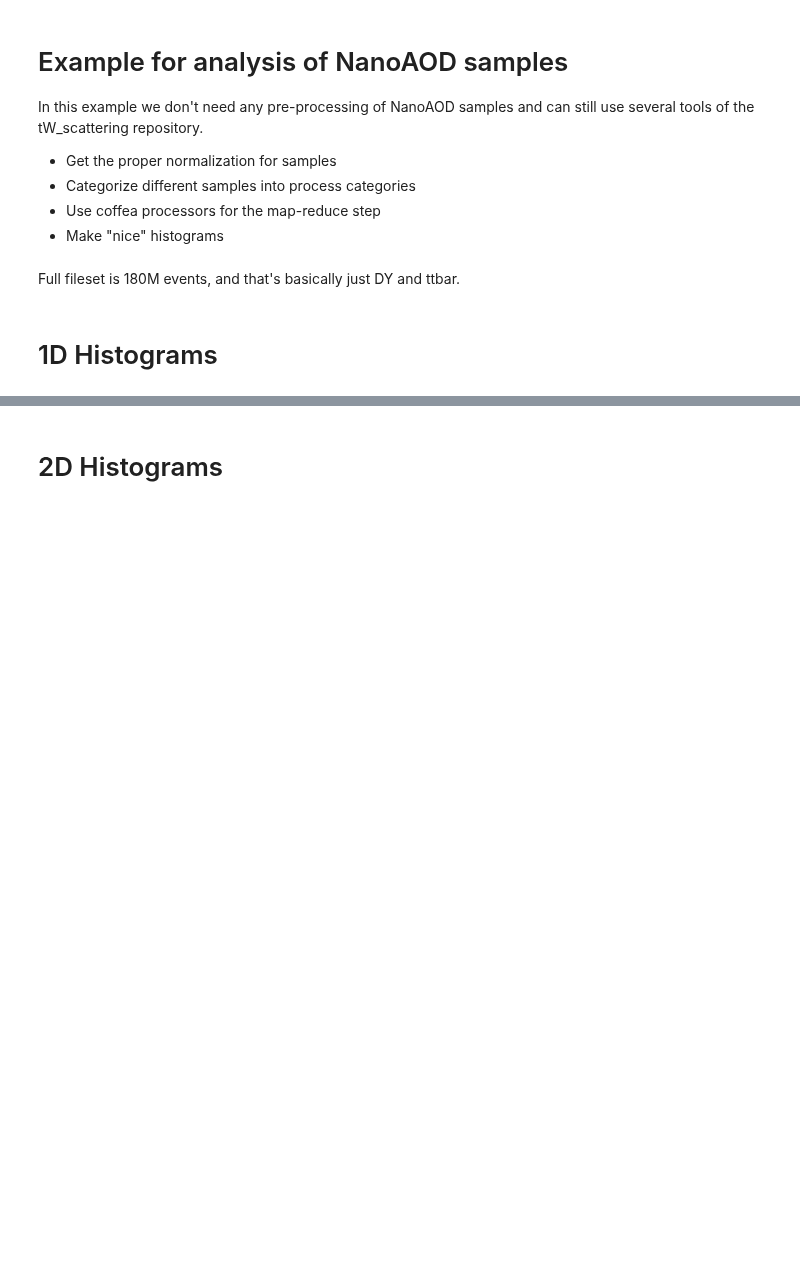
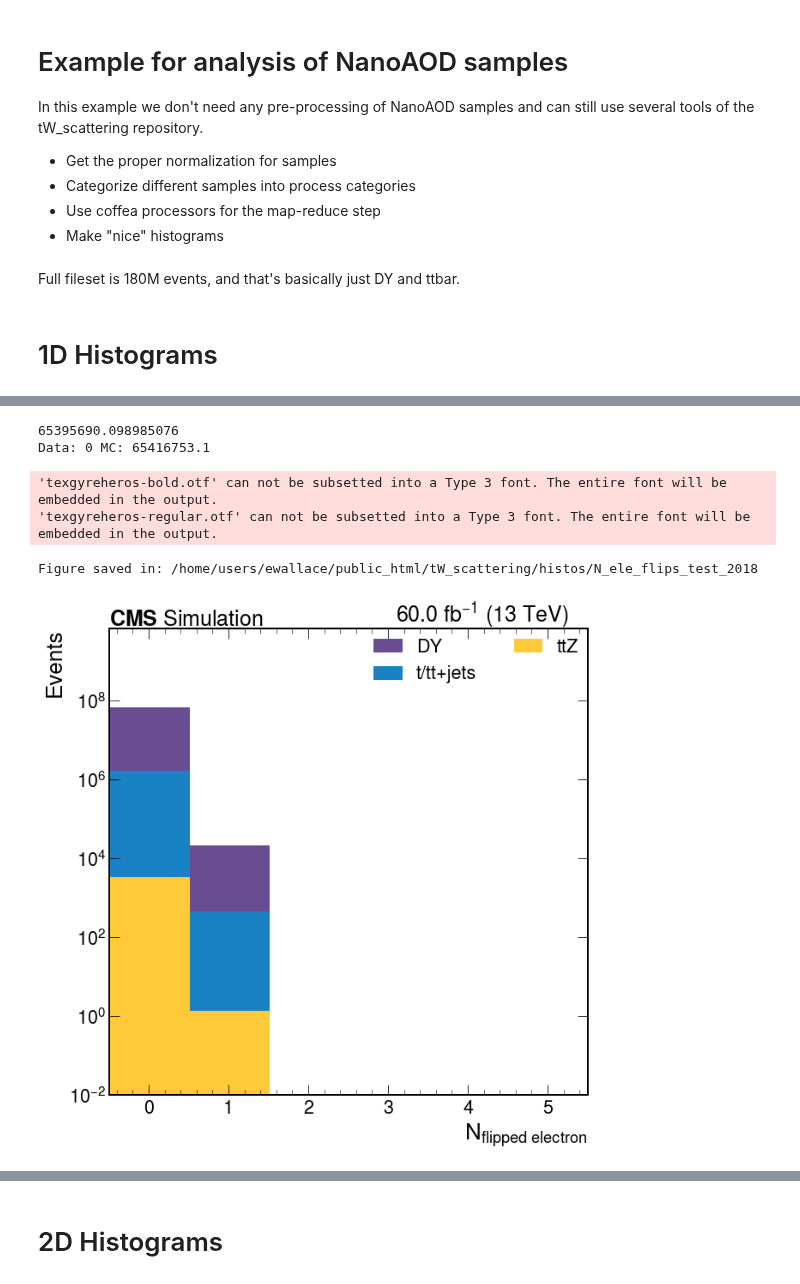
Before and after one commit to JacksonWallace/FCNC, a Jupyter notebook: notebooks/Charge Flip Calculator.ipynb, the cells around one changed output, grey strips where cells are left out. Saved outputs shown, nothing was run; the diff lists cells and outputs as text; code cells hidden in the pictures; blank space fills up the shorter version.

Commit message:
flip check

```diff
--- a/notebooks/Charge Flip Calculator.ipynb
+++ b/notebooks/Charge Flip Calculator.ipynb
@@ -206,12 +209,19 @@ makePlot(my_hist, None, 'multiplicity',
 # %%
 my_hist = scale_and_merge(output['electron_flips'], samples, fileset, nano_mapping)
 
 makePlot(my_hist, None, 'multiplicity',
          bins=N_bins_red, log=True, normalize=False, axis_label=r'$N_{flipped\ electron}$',
          new_colors=my_colors, new_labels=my_labels,
          order=[nano_mapping['TTZ'][0], nano_mapping['top'][0], nano_mapping['DY'][0]],
-         save=os.path.expandvars(cfg['meta']['plots'])+'histos/N_ele_flips_test'
+         save=os.path.expandvars(cfg['meta']['plots'])+'histos/N_ele_flips_test_'+str(year)
         )
+# %% [output]
+65395690.098985076
+Data: 0 MC: 65416753.1
+'texgyreheros-bold.otf' can not be subsetted into a Type 3 font. The entire font will be embedded in the output.
+'texgyreheros-regular.otf' can not be subsetted into a Type 3 font. The entire font will be embedded in the output.
+Figure saved in: /home/users/ewallace/public_html/tW_scattering/histos/N_ele_flips_test_2018
+[figure, added]
 # %%
 my_hist = scale_and_merge(output["electron"], samples, fileset, nano_mapping)
 
```
Also changed, not shown: parts of 20 cells of this notebook, 4 other files.
